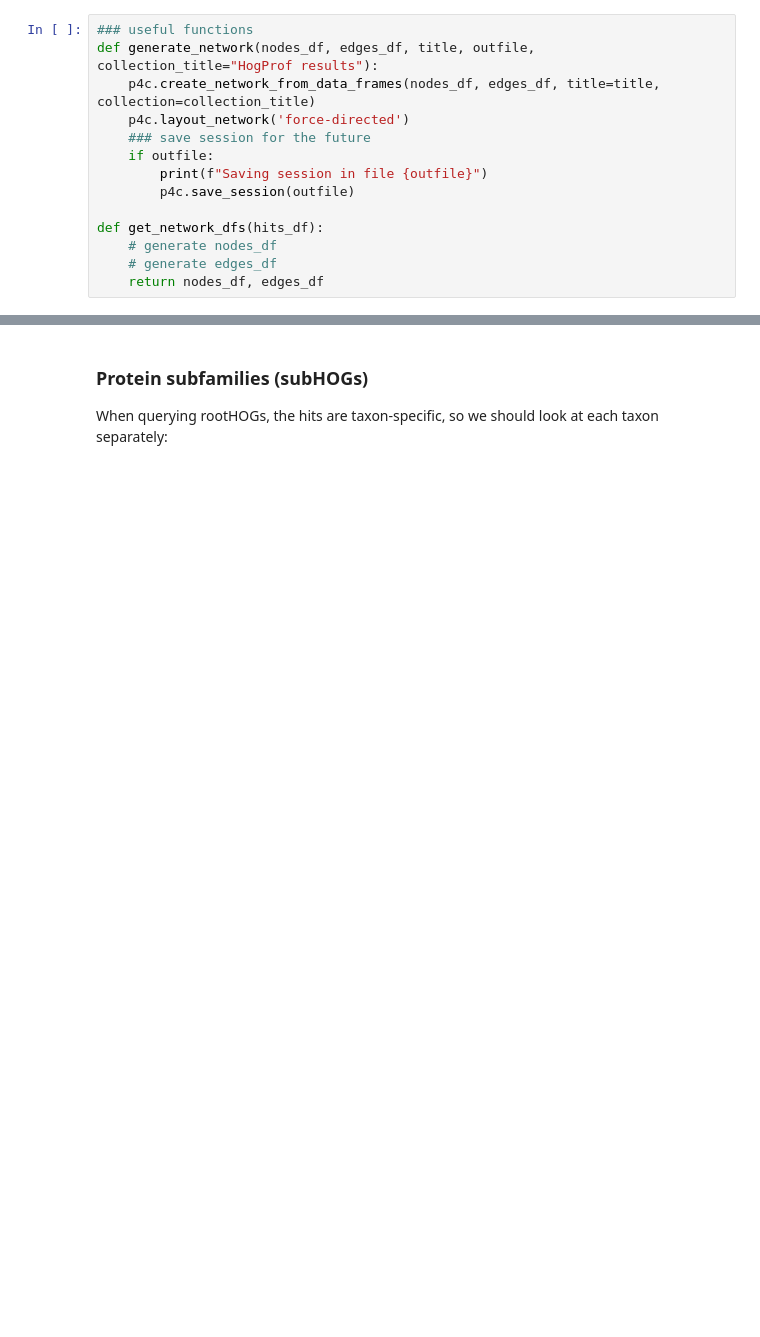
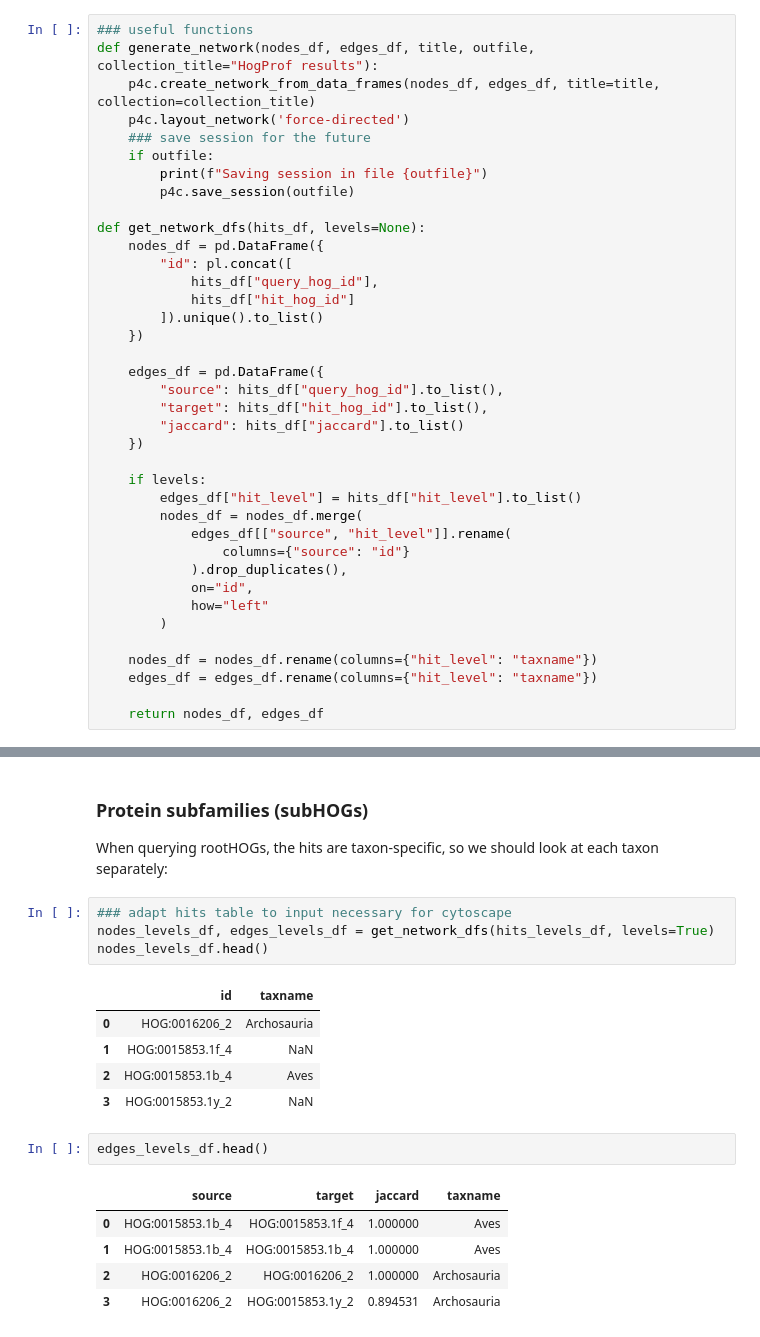
Before and after one commit to DessimozLab/HogProf, a Jupyter notebook: notebooks/Tutorial.ipynb, the cells around one changed output, grey strips where cells are left out. Cells and saved outputs as stored; diff of their text form; blank space fills up the shorter version.

Commit message:
added minimal cytoscape vis

```diff
--- a/notebooks/Tutorial.ipynb
+++ b/notebooks/Tutorial.ipynb
@@ -452,9 +479,33 @@ def generate_network(nodes_df, edges_df, title, outfile, collection_title="HogPr
         print(f"Saving session in file {outfile}")
         p4c.save_session(outfile)
 
-def get_network_dfs(hits_df):
-    # generate nodes_df
-    # generate edges_df
+def get_network_dfs(hits_df, levels=None):
+    nodes_df = pd.DataFrame({
+        "id": pl.concat([
+            hits_df["query_hog_id"],
+            hits_df["hit_hog_id"]
+        ]).unique().to_list()
+    })
+
+    edges_df = pd.DataFrame({
+        "source": hits_df["query_hog_id"].to_list(),
+        "target": hits_df["hit_hog_id"].to_list(),
+        "jaccard": hits_df["jaccard"].to_list()
+    })
+
+    if levels:
+        edges_df["hit_level"] = hits_df["hit_level"].to_list()
+        nodes_df = nodes_df.merge(
+            edges_df[["source", "hit_level"]].rename(
+                columns={"source": "id"}
+            ).drop_duplicates(),
+            on="id",
+            how="left"
+        )
+
+    nodes_df = nodes_df.rename(columns={"hit_level": "taxname"})
+    edges_df = edges_df.rename(columns={"hit_level": "taxname"})
+
     return nodes_df, edges_df
 # %% [markdown]
 ### Protein families (HOGs)
@@ -470,4 +539,22 @@ generate_network(nodes_main_df, edges_main_df, title_main, outfile_main)
 # %% [markdown]
 ### Protein subfamilies (subHOGs)
 When querying rootHOGs, the hits are taxon-specific, so we should look at each taxon separately:
+# %%
+### adapt hits table to input necessary for cytoscape
+nodes_levels_df, edges_levels_df = get_network_dfs(hits_levels_df, levels=True)
+nodes_levels_df.head()
+# %% [output]
+|  | id | taxname |
+| 0 | HOG:0016206_2 | Archosauria |
+| 1 | HOG:0015853.1f_4 | NaN |
+| 2 | HOG:0015853.1b_4 | Aves |
+| 3 | HOG:0015853.1y_2 | NaN |
+# %%
+edges_levels_df.head()
+# %% [output]
+|  | source | target | jaccard | taxname |
+| 0 | HOG:0015853.1b_4 | HOG:0015853.1f_4 | 1.000000 | Aves |
+| 1 | HOG:0015853.1b_4 | HOG:0015853.1b_4 | 1.000000 | Aves |
+| 2 | HOG:0016206_2 | HOG:0016206_2 | 1.000000 | Archosauria |
+| 3 | HOG:0016206_2 | HOG:0015853.1y_2 | 0.894531 | Archosauria |
 # %%
```
Also changed, not shown: parts of 12 cells of this notebook.
